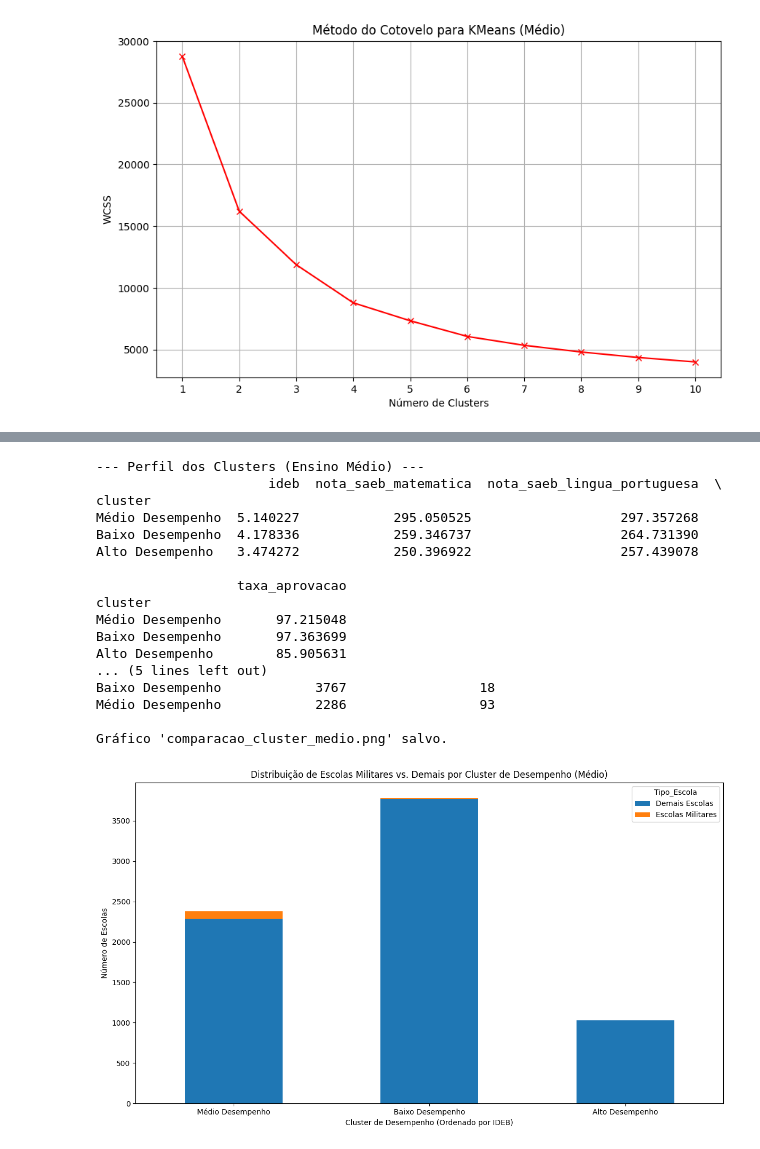
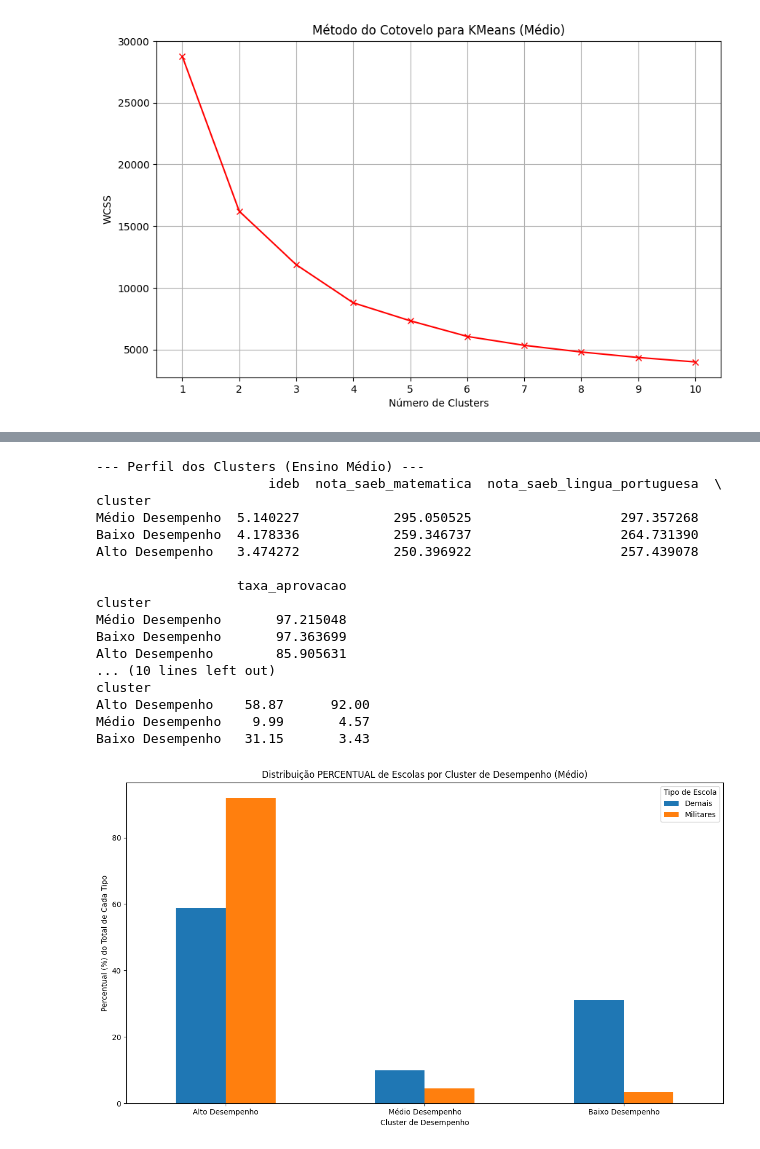
Before and after one commit to William-Matos/PI-IV-P2, a Jupyter notebook: aed.ipynb, the cells around one changed output, grey strips where cells are left out. Saved outputs shown, nothing was run; the diff lists cells and outputs as text; code cells hidden in the pictures.

Commit message:
criação do dash e alteração nos graficos para ficar em %

```diff
--- a/aed.ipynb
+++ b/aed.ipynb
@@ -154,7 +187,6 @@ df_medios = df_medios.dropna(subset=colunas_essencias)
 features = ['ideb', 'nota_saeb_matematica', 'nota_saeb_lingua_portuguesa', 'taxa_aprovacao']
 
 coluna_analise = 'vinculo_seguranca_publica'
-graficos_gerados = []
 
 df_fund = df_master[df_master['ensino'] == 'fundamental'].copy()
 df_fund = df_fund.dropna(subset=features + [coluna_analise])
@@ -177,7 +209,6 @@ if len(df_fund) > 10:
     plt.title('Método do Cotovelo para KMeans (Fundamental)')
     plt.grid(True)
     plt.xticks(range(1, 11))
-    graficos_gerados.append(plt)
     plt.show()
 else:
     print(f"Nenhum gráfico gerado para ensino fundamental devido ao número insuficiente de dados: {len(df_fund)} registros encontrados.")
@@ -205,7 +236,6 @@ if len(df_med) > 10:
     plt.title('Método do Cotovelo para KMeans (Médio)')
     plt.grid(True)
     plt.xticks(range(1, 11))
-    graficos_gerados.append(plt)
     plt.show()
 else:
     print(f"Nenhum gráfico gerado para ensino médio devido ao número insuficiente de dados: {len(df_med)} registros encontrados.")
@@ -230,21 +260,24 @@ if len(df_fund) > k_fundamental:
     comparacao_fund = df_fund.groupby(['cluster', 'Tipo_Escola']).size().unstack(fill_value=0)
     print(comparacao_fund)
 
-    comparacao_fund_sorted = comparacao_fund.reindex(perfil_fund.index)
+    perc_fund = comparacao_fund.apply(lambda x: (x / x.sum()) * 100).round(2)
 
-    ax = comparacao_fund_sorted.plot(
+    # Reordenar para (Alto, Medio, Baixo) para o gráfico
+    perc_fund_sorted = perc_fund.reindex(['Alto Desempenho', 'Médio Desempenho', 'Baixo Desempenho'])
+
+    print("\n--- Distribuição PERCENTUAL (Fundamental) ---")
+    print(perc_fund_sorted)
+
+    ax = perc_fund_sorted.plot(
         kind='bar',
-        stacked=True,
         figsize=(12, 7),
-        title='Distribuição de Escolas Militares vs Demais por Cluster de Desempenho (Ensino Fundamental)'
+        title='Distribuição PERCENTUAL de Escolas por Cluster de Desempenho (Fundamental)'
     )
-    ax.set_ylabel('Número de Escolas')
-    ax.set_xlabel('Cluster de Desempenho (Ordenado por IDEB)')
+    ax.set_ylabel('Percentual (%) do Total de Cada Tipo')
+    ax.set_xlabel('Cluster de Desempenho')
     plt.xticks(rotation=0)
+    plt.legend(title='Tipo de Escola')
     plt.tight_layout()
-    plt.savefig('comparacao_cluster_fundamental.png')
-    graficos_gerados.append('comparacao_cluster_fundamental.png')
-    print("\nGráfico 'comparacao_cluster_fundamental.png' salvo.")
 # %% [output]
 Perfil dos Cluster (Ensino Fundamental):
                       ideb  nota_saeb_matematica  nota_saeb_lingua_portuguesa  \
@@ -277,45 +307,47 @@ if len(df_medios) > k_medio:
     print("\n--- Perfil dos Clusters (Ensino Médio) ---")
     perfil_med = df_medios.groupby('cluster')[features].mean().sort_values(by='ideb', ascending=False)
     print(perfil_med)
 
     print(f"\n--- Comparação: Militares (1.0) vs. Demais (0.0) por Cluster (Médio) ---")
     df_medios['Tipo_Escola'] = df_medios[coluna_analise].map({0.0: 'Demais Escolas', 1.0: 'Escolas Militares'})
 
     comparacao_med = df_medios.groupby(['cluster', 'Tipo_Escola']).size().unstack(fill_value=0)
     print(comparacao_med)
 
+    perc_fund = comparacao_fund.apply(lambda x: (x / x.sum()) * 100).round(2)
 
-    comparacao_med_sorted = comparacao_med.reindex(perfil_med.index)
+    # Reordenar para (Alto, Medio, Baixo) para o gráfico
+    perc_fund_sorted = perc_fund.reindex(['Alto Desempenho', 'Médio Desempenho', 'Baixo Desempenho'])
 
-    ax = comparacao_med_sorted.plot(
+    print("\n--- Distribuição PERCENTUAL (MÉDIO) ---")
+    print(perc_fund_sorted)
+
+    ax = perc_fund_sorted.plot(
         kind='bar',
-        stacked=True,
         figsize=(12, 7),
-        title='Distribuição de Escolas Militares vs. Demais por Cluster de Desempenho (Médio)'
+        title='Distribuição PERCENTUAL de Escolas por Cluster de Desempenho (Médio)'
     )
-    ax.set_ylabel('Número de Escolas')
-    ax.set_xlabel('Cluster de Desempenho (Ordenado por IDEB)')
+    ax.set_ylabel('Percentual (%) do Total de Cada Tipo')
+    ax.set_xlabel('Cluster de Desempenho')
     plt.xticks(rotation=0)
+    plt.legend(title='Tipo de Escola')
     plt.tight_layout()
-    plt.savefig('comparacao_cluster_medio.png')
-    graficos_gerados.append('comparacao_cluster_medio.png')
-    print("\nGráfico 'comparacao_cluster_medio.png' salvo.")
 # %% [output]
 --- Perfil dos Clusters (Ensino Médio) ---
                       ideb  nota_saeb_matematica  nota_saeb_lingua_portuguesa  \
 cluster
 Médio Desempenho  5.140227            295.050525                   297.357268
 Baixo Desempenho  4.178336            259.346737                   264.731390
 Alto Desempenho   3.474272            250.396922                   257.439078
 
                   taxa_aprovacao
 cluster
 Médio Desempenho       97.215048
 Baixo Desempenho       97.363699
 Alto Desempenho        85.905631
-... (5 lines left out)
-Baixo Desempenho            3767                 18
-Médio Desempenho            2286                 93
-
-Gráfico 'comparacao_cluster_medio.png' salvo.
+... (10 lines left out)
+cluster
+Alto Desempenho    58.87      92.00
+Médio Desempenho    9.99       4.57
+Baixo Desempenho   31.15       3.43
-[figure, old version]
+[figure, new version]
```
Also changed, not shown: parts of 4 cells of this notebook, 5 other files.
